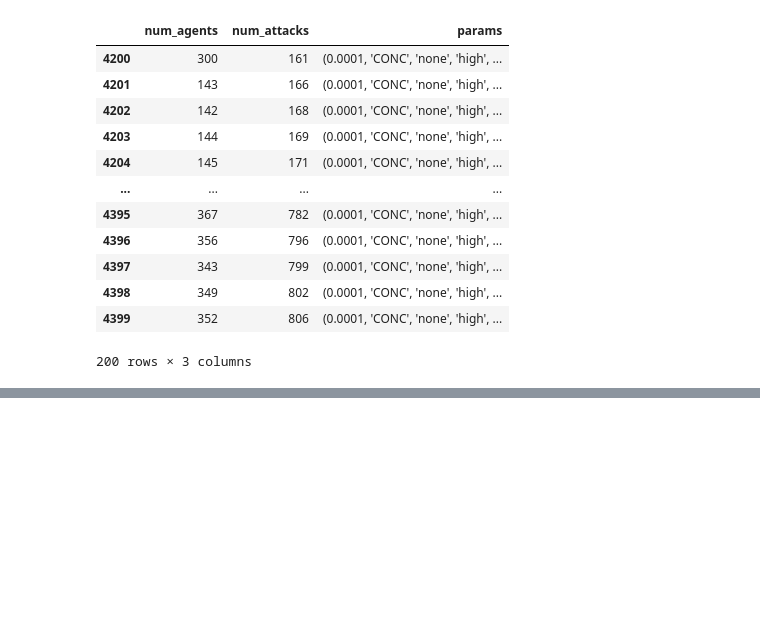
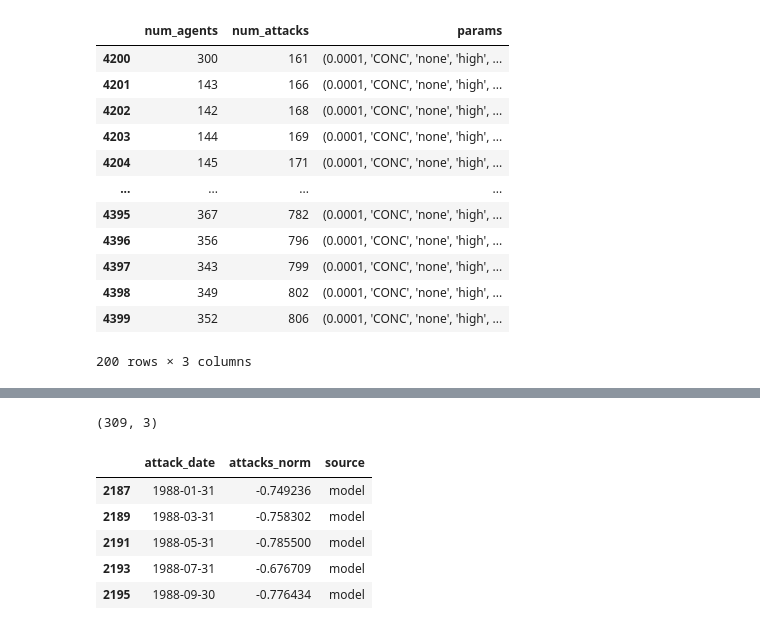
Before and after one commit to natalie-ayers/scientific-computing-counterterrorism-modeling, a Jupyter notebook: compare_model_and_real_dists.ipynb, the cells around one changed output, grey strips where cells are left out. Cells and saved outputs as stored; diff of their text form; code cells hidden in the pictures; blank space fills up the shorter version.

```diff
--- a/compare_model_and_real_dists.ipynb
+++ b/compare_model_and_real_dists.ipynb
@@ -267,0 +282,14 @@ final_years_means.head()
+# %%
+# calculate K-S test statistics comparing modeled results with GTD
+obs_attacks = att_dates['palunk_att_norm']
+param_combos = monthly_models_comp['params'].unique()
+ks_results_stat = {}
+ks_results_pval = {}
+
+for param in param_combos:
+    param_df = monthly_models_comp[monthly_models_comp['params'] == param]
+    mod_np = np.array(param_df['new_attacks_norm'])
+    #print('modeled attacks shape',mod_np.shape)
+    ks_results = ks_2samp(obs_attacks, mod_np)
+    ks_results_stat[param] = ks_results[0]
+    ks_results_pval[ks_results[1]] = param
@@ -267,0 +346,22 @@ final_years_means.head()
+# %%
+comp_id = 2
+to_stack = model_results_ks_good[model_results_ks_good['param_id']==comp_id]
+to_stack = to_stack.loc[:,('dummy_date','new_attacks_norm')].rename(columns={'dummy_date':'attack_date',\
+                        'new_attacks_norm':'attacks_norm'})
+to_stack['source'] = 'model'
+
+stacked_df = att_dates.loc[:,('attack_date','palunk_att_norm')].\
+                        rename(columns={'palunk_att_norm':'attacks_norm'})
+stacked_df['source'] = 'observed'
+
+viz_compare = pd.concat([to_stack,stacked_df])
+print(viz_compare.shape)
+viz_compare.head()
+# %% [output]
+(309, 3)
+|  | attack_date | attacks_norm | source |
+| 2187 | 1988-01-31 | -0.749236 | model |
+| 2189 | 1988-03-31 | -0.758302 | model |
+| 2191 | 1988-05-31 | -0.785500 | model |
+| 2193 | 1988-07-31 | -0.676709 | model |
+| 2195 | 1988-09-30 | -0.776434 | model |
```
Also changed, not shown: parts of 17 cells of this notebook, 4 other files.
